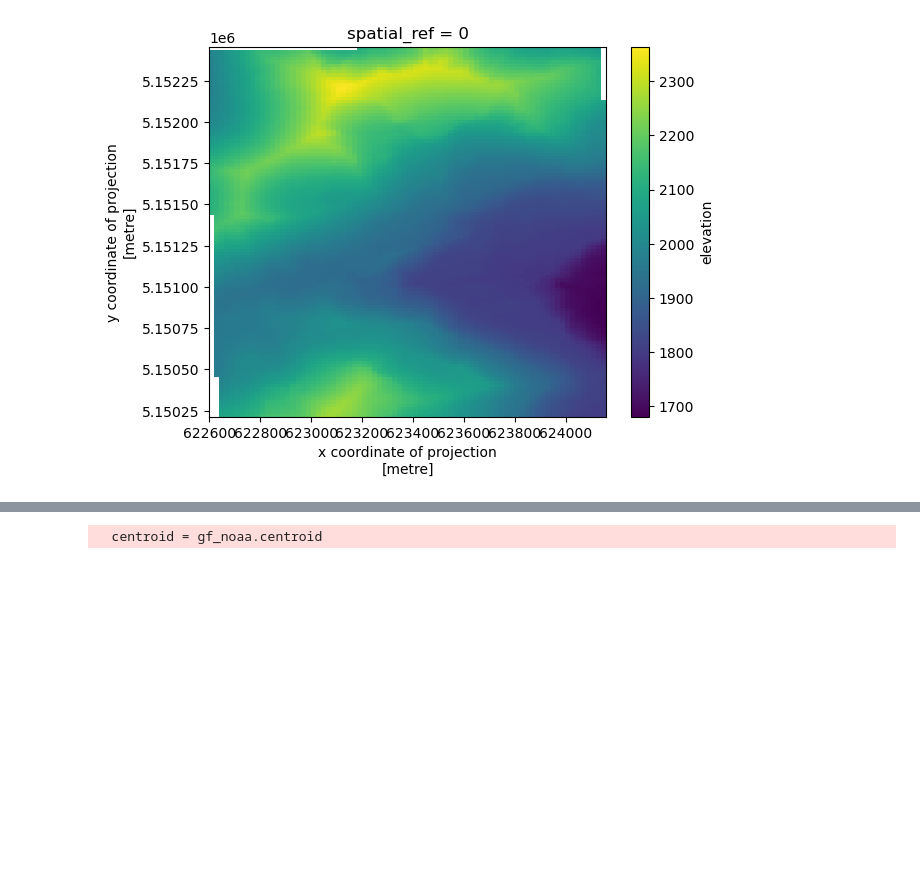
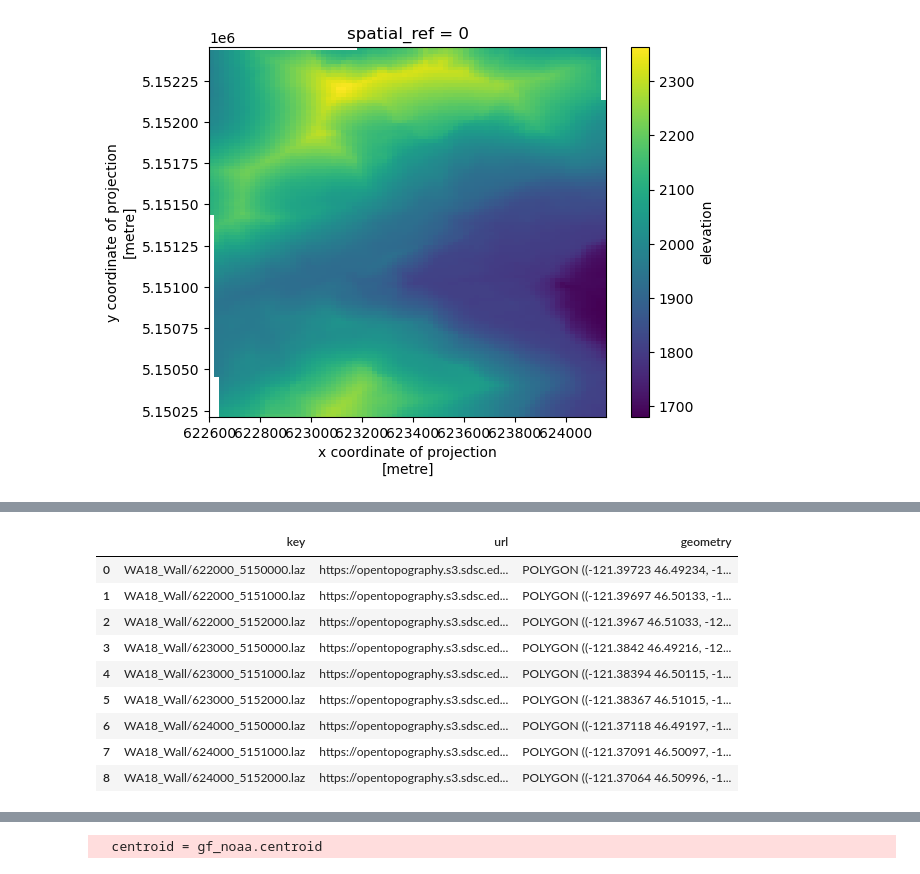
Before and after one commit to uw-cryo/coincident, a Jupyter notebook: docs/examples/vendor_dems.ipynb, the cells around one changed output, grey strips where cells are left out. Saved outputs shown, nothing was run; the diff lists cells and outputs as text; code cells hidden in the pictures; blank space fills up the shorter version.

```diff
--- a/docs/examples/vendor_dems.ipynb
+++ b/docs/examples/vendor_dems.ipynb
@@ -342,0 +542,4 @@ Wall time: 43.1 s
+# %%
+%%time
+gf_ncalm_lpc_tiles = coincident.io.download.fetch_ncalm_lpc_tiles(aoi=mini_aoi,
+                                                                dataset_name=gf_ncalm.name.item())
@@ -342,0 +549,13 @@ Wall time: 43.1 s
+# %%
+gf_ncalm_lpc_tiles
+# %% [output]
+|  | key | url | geometry |
+| 0 | WA18_Wall/622000_5150000.laz | https://opentopography.s3.sdsc.ed... | POLYGON ((-121.39723 46.49234, -1... |
+| 1 | WA18_Wall/622000_5151000.laz | https://opentopography.s3.sdsc.ed... | POLYGON ((-121.39697 46.50133, -1... |
+| 2 | WA18_Wall/622000_5152000.laz | https://opentopography.s3.sdsc.ed... | POLYGON ((-121.3967 46.51033, -12... |
+| 3 | WA18_Wall/623000_5150000.laz | https://opentopography.s3.sdsc.ed... | POLYGON ((-121.3842 46.49216, -12... |
+| 4 | WA18_Wall/623000_5151000.laz | https://opentopography.s3.sdsc.ed... | POLYGON ((-121.38394 46.50115, -1... |
+| 5 | WA18_Wall/623000_5152000.laz | https://opentopography.s3.sdsc.ed... | POLYGON ((-121.38367 46.51015, -1... |
+| 6 | WA18_Wall/624000_5150000.laz | https://opentopography.s3.sdsc.ed... | POLYGON ((-121.37118 46.49197, -1... |
+| 7 | WA18_Wall/624000_5151000.laz | https://opentopography.s3.sdsc.ed... | POLYGON ((-121.37091 46.50097, -1... |
+| 8 | WA18_Wall/624000_5152000.laz | https://opentopography.s3.sdsc.ed... | POLYGON ((-121.37064 46.50996, -1... |
```
Also changed, not shown: parts of 58 cells of this notebook, 3 other files.
